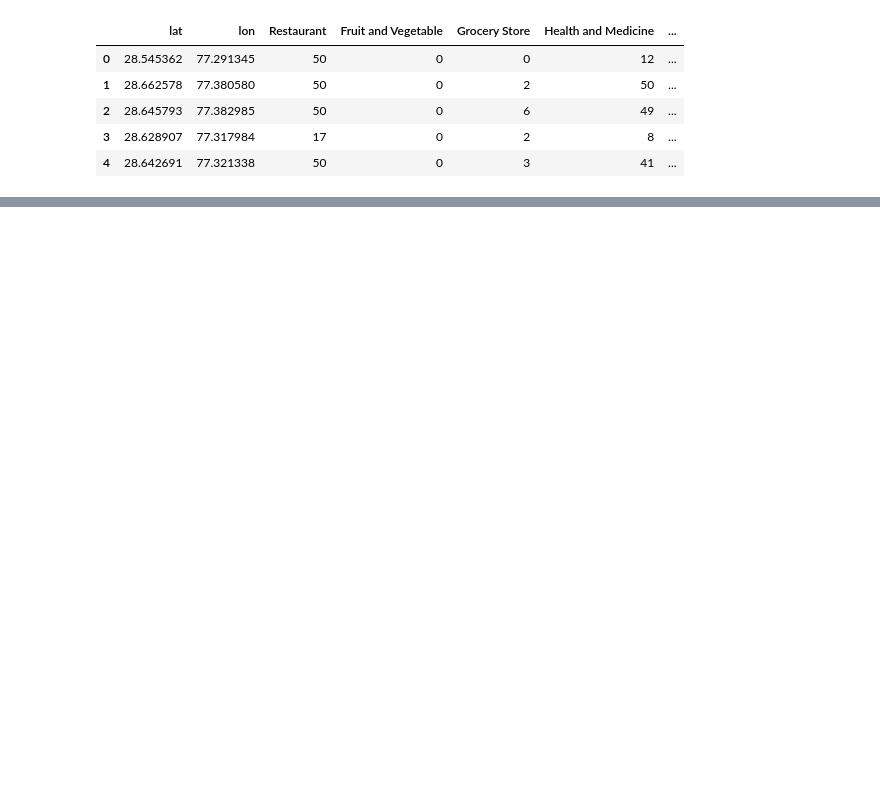
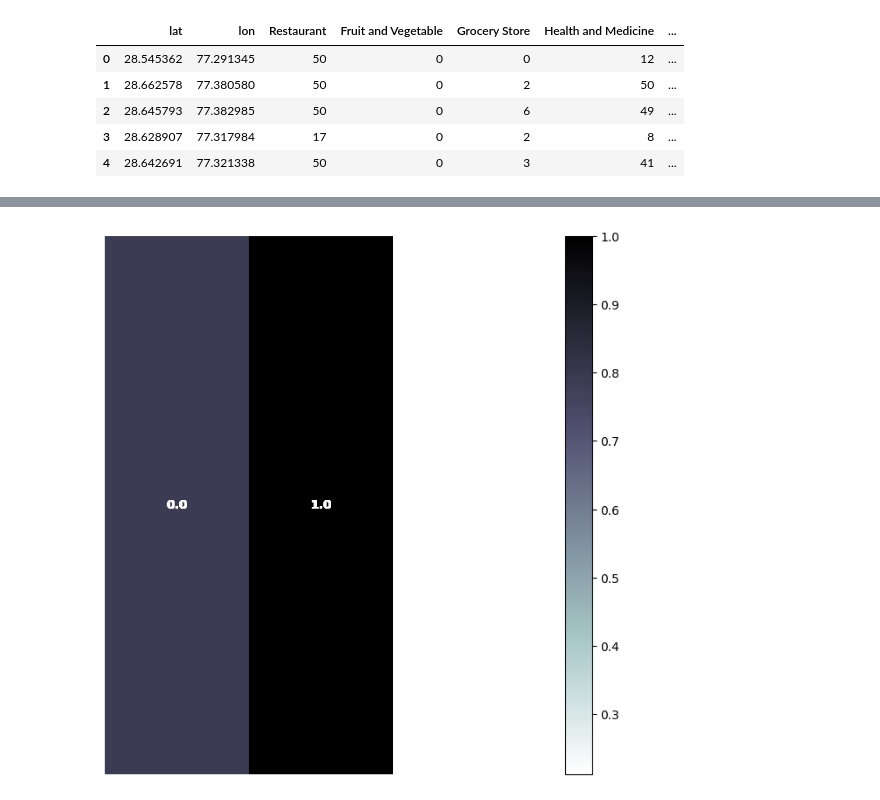
Before and after one commit to PerfectoZ/Geolocational-Data-Analysis, a Jupyter notebook: GDA.ipynb, the cells around one changed output, grey strips where cells are left out. Drawn from its saved outputs; the diff is of its cells as text; code cells hidden in the pictures; blank space fills up the shorter version.

```diff
--- a/GDA.ipynb
+++ b/GDA.ipynb
@@ -107,3 +111,12 @@ this_map.fit_bounds(this_map.get_bounds())
 this_map
 # %% [output]
 [interactive output not drawn]
+# %%
+from minisom import MiniSom
+input_size = X.shape[1]
+som = MiniSom(x=3, y=1, input_len=input_size, sigma=0.5, learning_rate=0.25)
+som.random_weights_init(X)
+som.train_random(X, 100)
+cluster_labels = np.zeros(len(X))
+for i, x in enumerate(X):
+    cluster_labels[i] = int(som.winner(x)[0] + som.winner(x)[1] * 3)
@@ -109,0 +152,18 @@ this_map
+# %%
+som_size = (3,1)
+features = ['Restaurant' , 'Fruit and Vegetable', 'Grocery Store' , 'Health and Medicine', 'Sweets and Snacks', 'Metro Station']
+cluster_means = np.zeros((som_size[0], som_size[1], X.shape[1]))
+for i in range(len(X)):
+    w = som.winner(X[i])
+    cluster_means[w[0], w[1], :] += X[i]
+for i in range(som_size[0]):
+    for j in range(som_size[1]):
+        if np.sum(cluster_means[i, j, :]) > 0:
+            cluster_means[i, j, :] /= np.sum(cluster_means[i, j, :])
+
+for i in range(som_size[0]):
+    for j in range(som_size[1]):
+        print(f'Cluster ({i}, {j}):')
+        for k, feature in enumerate(features):
+            print(f'{feature}: {cluster_means[i, j, k]}')
+        print('\n')
@@ -109,0 +188,11 @@ this_map
+# %%
+plt.figure(figsize=(8,8))
+plt.pcolor(som.distance_map().T, cmap='bone_r')
+plt.colorbar()
+for i, x in enumerate(X):
+    w = som.winner(x)
+    plt.text(w[0]+0.5, w[1]+0.5, str(cluster_labels[i]), color='white', fontweight='bold', ha='center', va='center')
+plt.axis('off')
+plt.show()
+# %% [output]
+[figure, added]
```
Also changed, not shown: parts of 8 cells of this notebook.
